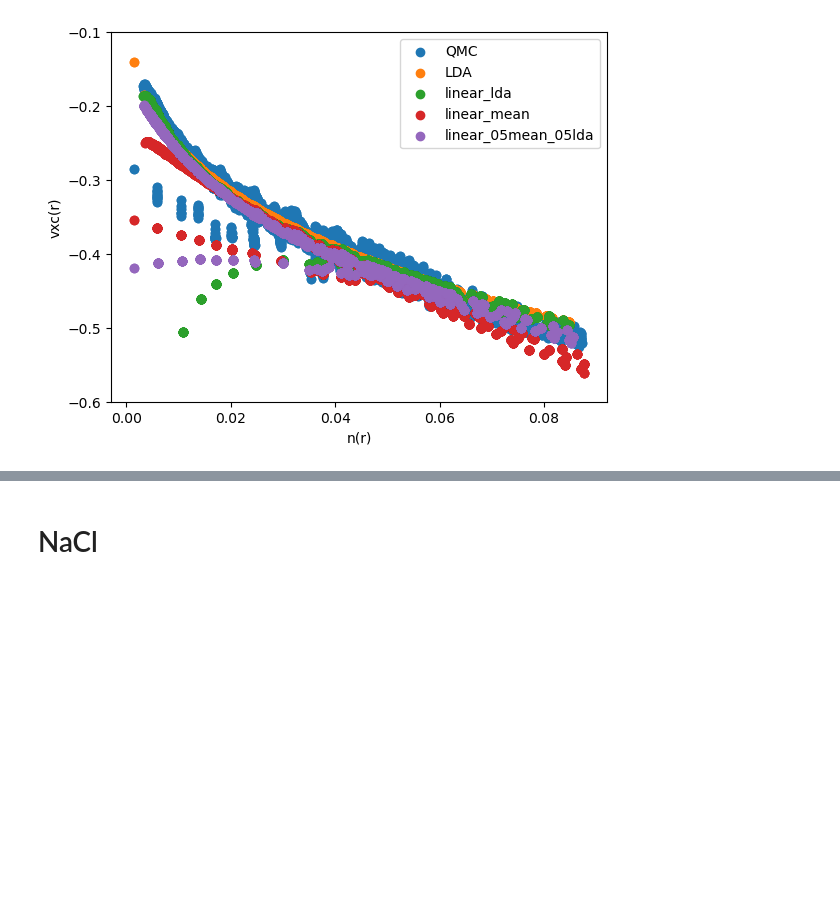
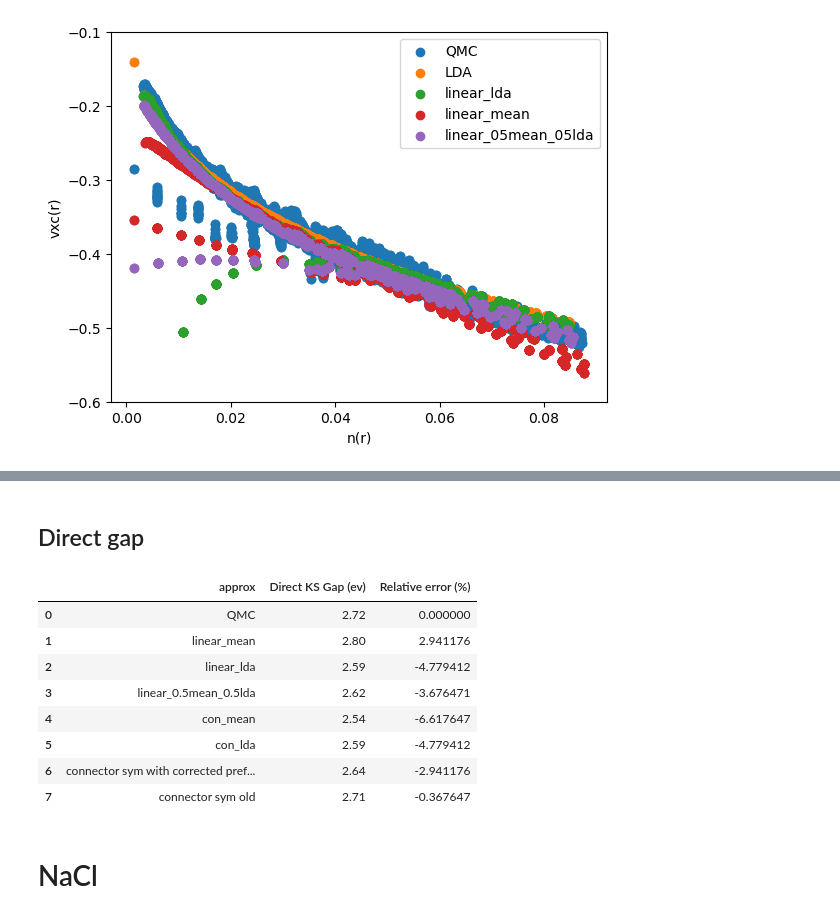
Before and after one commit to aouinaayoub/connector, a Jupyter notebook: fxc_connector.ipynb, the cells around one changed output, grey strips where cells are left out. Cells and saved outputs as stored; diff of their text form; code cells hidden in the pictures; blank space fills up the shorter version.

```diff
--- a/fxc_connector.ipynb
+++ b/fxc_connector.ipynb
@@ -191,3 +230,24 @@ plt.legend()
+# %% [markdown]
+## Direct gap
+# %%
+si_direct_gaps_data = pd.DataFrame()
+si_direct_gaps_data["approx"] = ["QMC", "linear_mean", "linear_lda","linear_0.5mean_0.5lda",
+                                 "con_mean", "con_lda","connector sym with corrected prefactor",
+                                 "connector sym old"]
+si_direct_gaps_data[" Direct KS Gap (ev)"]= [2.72,2.80,2.59,2.62, 2.54,2.59,2.64,2.71]
+
+si_direct_gaps_data["Relative error (%)"] = 100*(si_direct_gaps_data[" Direct KS Gap (ev)"]-2.72)/2.72
+si_direct_gaps_data
+# %% [output]
+|  | approx | Direct KS Gap (ev) | Relative error (%) |
+| 0 | QMC | 2.72 | 0.000000 |
+| 1 | linear_mean | 2.80 | 2.941176 |
+| 2 | linear_lda | 2.59 | -4.779412 |
+| 3 | linear_0.5mean_0.5lda | 2.62 | -3.676471 |
+| 4 | con_mean | 2.54 | -6.617647 |
+| 5 | con_lda | 2.59 | -4.779412 |
+| 6 | connector sym with corrected pref... | 2.64 | -2.941176 |
+| 7 | connector sym old | 2.71 | -0.367647 |
 # %% [markdown]
 # NaCl
 # %%
```
Also changed, not shown: parts of 6 cells of this notebook.
